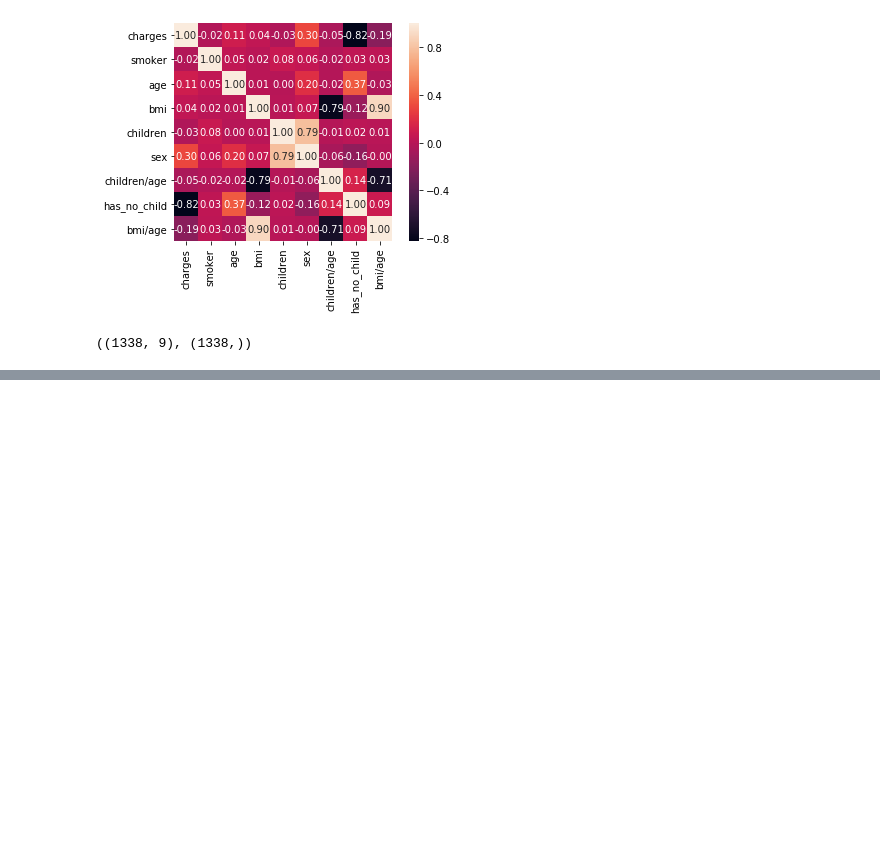
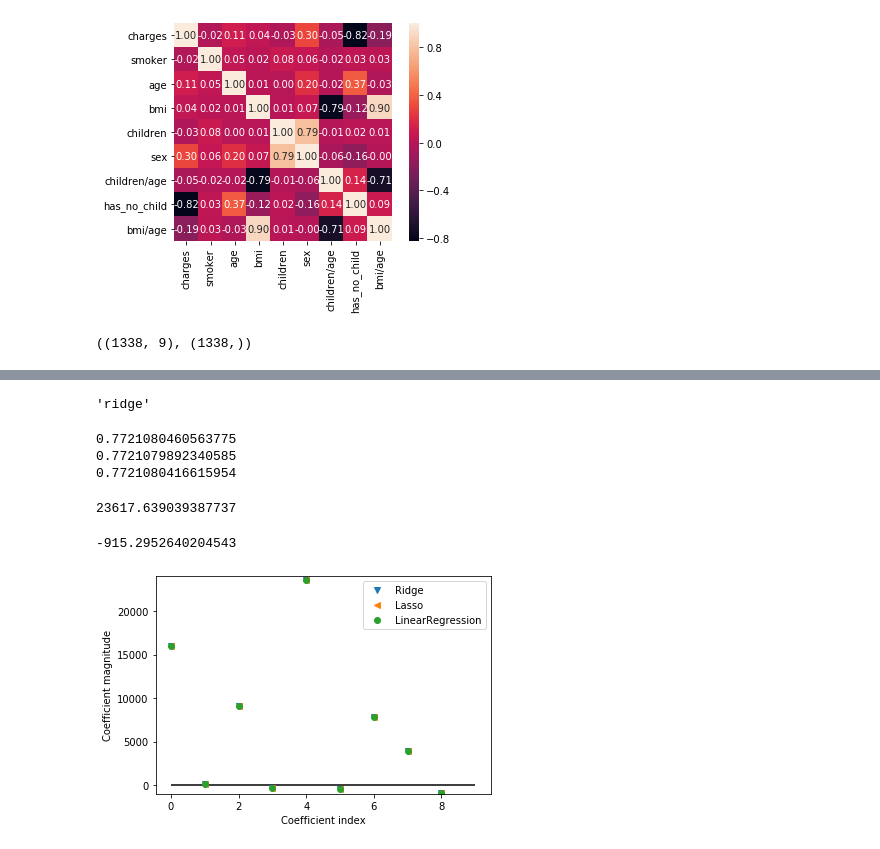
Before and after one commit to volynvlad/internship-task, a Jupyter notebook: internship_task.ipynb, the cells around one changed output, grey strips where cells are left out. Cells and saved outputs as stored; diff of their text form; code cells hidden in the pictures; blank space fills up the shorter version.

```diff
--- a/internship_task.ipynb
+++ b/internship_task.ipynb
@@ -283,11 +381,16 @@ X_train_scaled = scaler.transform(X_train)
 # %%
-alphas = [0.01, 0.03, 0.1, 0.3, 1, 3, 10]
+alphas = [0.0001, 0.0003, 0.001, 0.003, 0.01, 0.03, 0.1]
+best_ridge_model = None
+best_ridge_score = 0
 for alpha in alphas:
-    ridge = linear_model.Ridge(alpha=alpha)
-    ridge.fit(X_train_scaled, y_train)
-    X_test_scaled = scaler.transform(X_test)
+    ridge = linear_model.Ridge(alpha=alpha).fit(X_train_scaled, y_train)
     pred_ridge = ridge.predict(X_test_scaled)
-    tmp_mean = mean_squared_error(y_test, pred_ridge)
-    print(f'alpha={alpha}\nR^2 is: {ridge.score(X_test_scaled, y_test)}\nRMSE is: {tmp_mean}')
+
+    score = ridge.score(X_test_scaled, y_test)
+    if score > best_ridge_score:
+        best_ridge_score = score
+        best_ridge_model = ridge
+    print(f'alpha={alpha}\nR^2 is: {score}')
     print('-' * 30)
+print(f'best_alpha: {best_ridge_model.alpha}, best_test_score={best_ridge_score}')
 # %% [output]
@@ -311,11 +414,16 @@ RMSE is: 34519482.06682263
 # %%
-alphas = [0.01, 0.03, 0.1, 0.3, 1, 3, 10]
+best_lasso_model = None
+best_lasso_score = 0
 for alpha in alphas:
-    ridge = linear_model.Lasso()
-    ridge.fit(X_train_scaled, y_train)
-    X_test_scaled = scaler.transform(X_test)
-    pred_ridge = ridge.predict(X_test_scaled)
+    lasso = linear_model.Lasso(alpha=alpha)
+    lasso.fit(X_train_scaled, y_train)
+    pred_lasso = lasso.predict(X_test_scaled)
     tmp_mean = mean_squared_error(y_test, pred_ridge)
-    print(f'alpha={alpha}\nR^2 is: {ridge.score(X_test_scaled, y_test)}\nRMSE is: {tmp_mean}')
+    score = lasso.score(X_test_scaled, y_test)
+    if score > best_lasso_score:
+        best_lasso_score = score
+        best_lasso_model = lasso
+    print(f'alpha={alpha}\nR^2 is: {score}')
     print('-' * 30)
+print(f'best_alpha: {best_lasso_model.alpha}, best_test_score={best_lasso_score}')
 # %% [output]
@@ -338,0 +453,32 @@ RMSE is: 33422196.392228086
+# %%
+max(best_scores)
+# %% [output]
+'ridge'
+# %%
+for x in best_scores:
+    print(best_scores[x])
+# %% [output]
+0.7721080460563775
+0.7721079892340585
+0.7721080416615954
+# %%
+max(*best_lasso_model.coef_, *best_ridge_model.coef_, *lr.coef_)
+# %% [output]
+23617.639039387737
+# %%
+min(*best_lasso_model.coef_, *best_ridge_model.coef_, *lr.coef_)
+# %% [output]
+-915.2952640204543
+# %%
+plt.plot(best_ridge_model.coef_, 'v', label="Ridge")
+plt.plot(best_lasso_model.coef_, '<', label="Lasso")
+plt.plot(lr.coef_, 'o', label="LinearRegression")
+
+plt.xlabel("Coefficient index")
+plt.ylabel("Coefficient magnitude")
+plt.hlines(0, 0, len(best_ridge_model.coef_))
+plt.ylim(-1000, 24000)
+plt.legend()
+plt.show()
+# %% [output]
+[figure, added]
```
Also changed, not shown: parts of 36 cells of this notebook, 1 other file.
